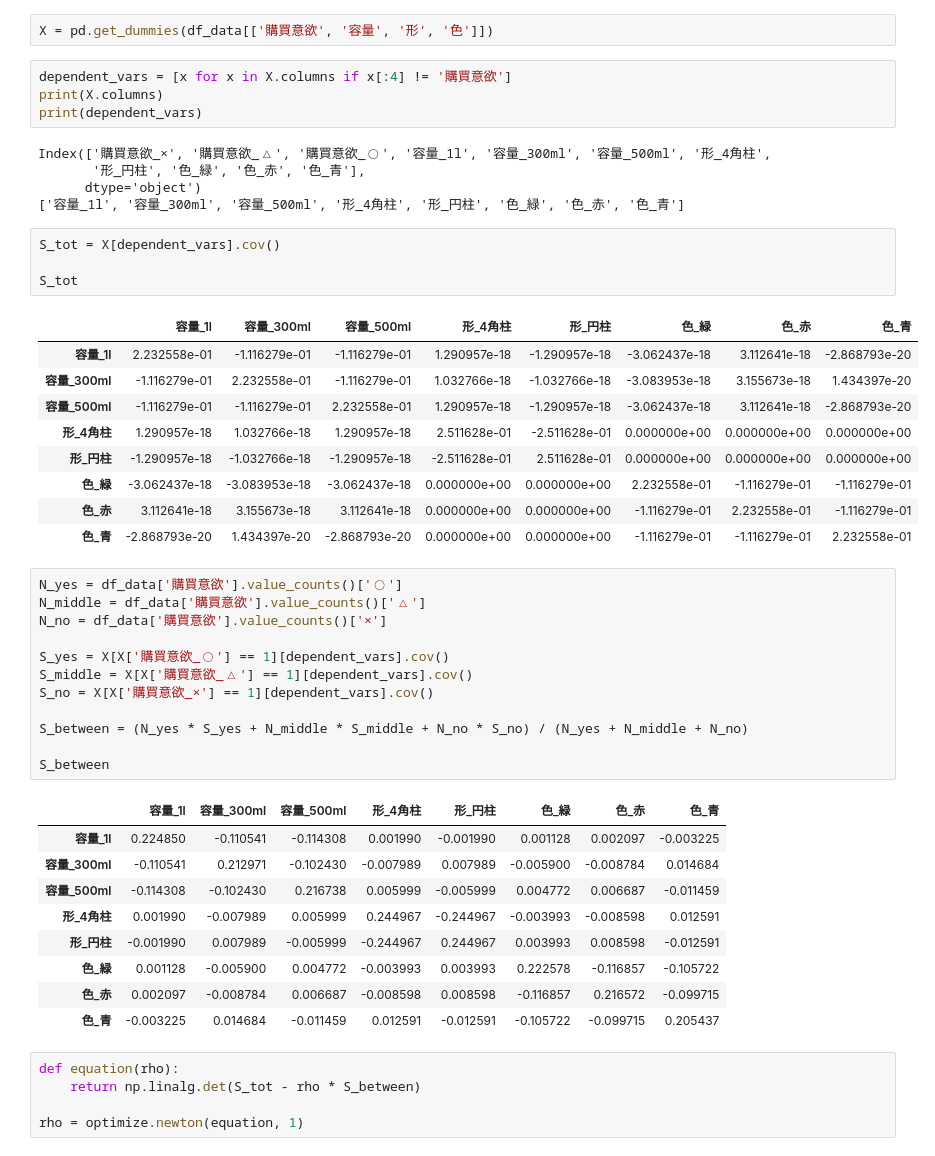
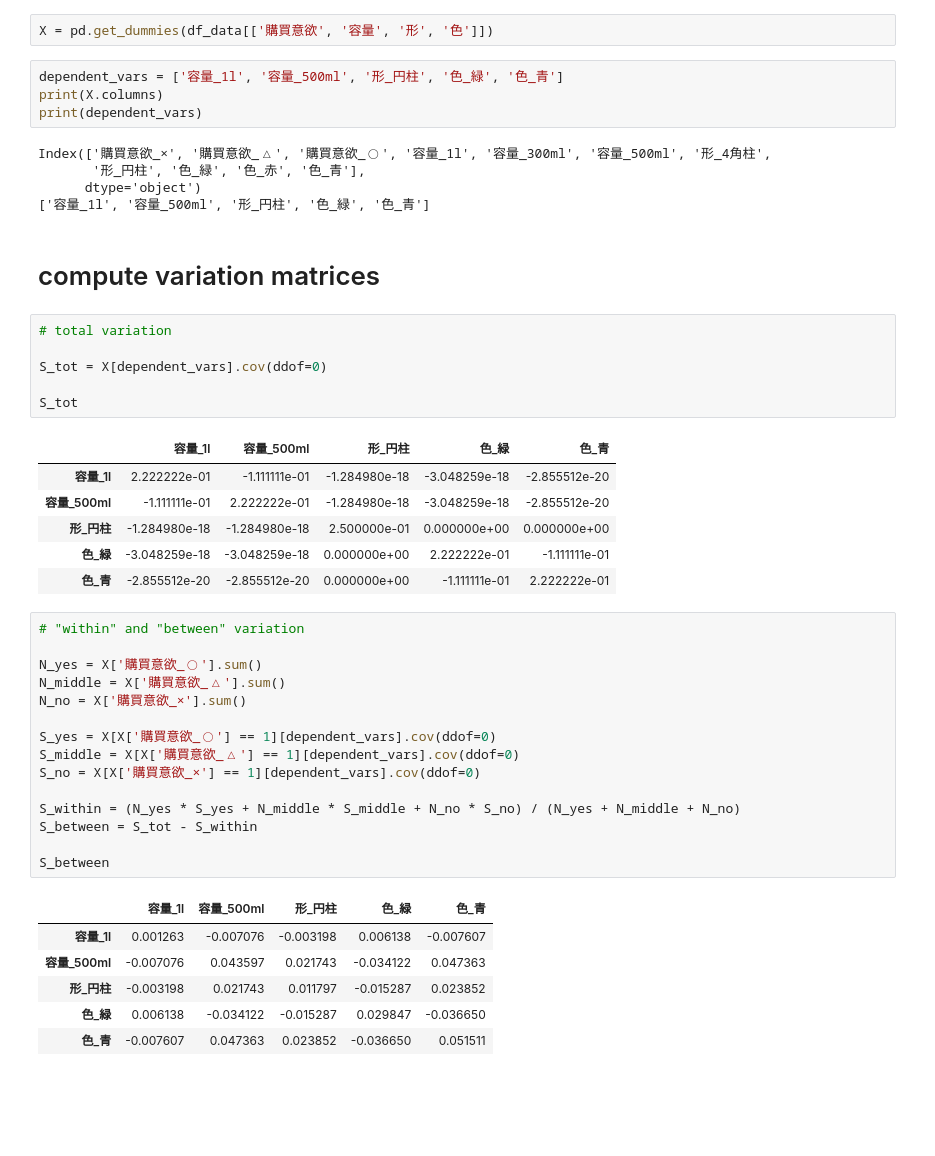
Before and after one commit to sugiyama34/AIciaSolidProject, a Jupyter notebook: 071.Qualitization/Quantization_II.ipynb, the cells around one changed output. Cells and saved outputs as stored; diff of their text form; blank space fills up the shorter version.

```diff
--- a/071.Qualitization/Quantization_II.ipynb
+++ b/071.Qualitization/Quantization_II.ipynb
@@ -41,53 +60,49 @@ profile
 [interactive output not drawn]
 # %%
 X = pd.get_dummies(df_data[['購買意欲', '容量', '形', '色']])
-# %%
-dependent_vars = [x for x in X.columns if x[:4] != '購買意欲']
-print(X.columns)
-print(dependent_vars)
-# %% [output]
-Index(['購買意欲_×', '購買意欲_△', '購買意欲_◯', '容量_1l', '容量_300ml', '容量_500ml', '形_4角柱',
-       '形_円柱', '色_緑', '色_赤', '色_青'],
-      dtype='object')
-['容量_1l', '容量_300ml', '容量_500ml', '形_4角柱', '形_円柱', '色_緑', '色_赤', '色_青']
+# %%
+dependent_vars = ['容量_1l', '容量_500ml', '形_円柱', '色_緑', '色_青']
+print(X.columns)
+print(dependent_vars)
+# %% [output]
+Index(['購買意欲_×', '購買意欲_△', '購買意欲_◯', '容量_1l', '容量_300ml', '容量_500ml', '形_4角柱',
+       '形_円柱', '色_緑', '色_赤', '色_青'],
+      dtype='object')
+['容量_1l', '容量_500ml', '形_円柱', '色_緑', '色_青']
+# %% [markdown]
+# compute variation matrices
 # %%
-S_tot = X[dependent_vars].cov()
+# total variation
+
+S_tot = X[dependent_vars].cov(ddof=0)
 
 S_tot
 # %% [output]
-|  | 容量_1l | 容量_300ml | 容量_500ml | 形_4角柱 | 形_円柱 | 色_緑 | 色_赤 | 色_青 |
-| 容量_1l | 2.232558e-01 | -1.116279e-01 | -1.116279e-01 | 1.290957e-18 | -1.290957e-18 | -3.062437e-18 | 3.112641e-18 | -2.868793e-20 |
-| 容量_300ml | -1.116279e-01 | 2.232558e-01 | -1.116279e-01 | 1.032766e-18 | -1.032766e-18 | -3.083953e-18 | 3.155673e-18 | 1.434397e-20 |
-| 容量_500ml | -1.116279e-01 | -1.116279e-01 | 2.232558e-01 | 1.290957e-18 | -1.290957e-18 | -3.062437e-18 | 3.112641e-18 | -2.868793e-20 |
-| 形_4角柱 | 1.290957e-18 | 1.032766e-18 | 1.290957e-18 | 2.511628e-01 | -2.511628e-01 | 0.000000e+00 | 0.000000e+00 | 0.000000e+00 |
-| 形_円柱 | -1.290957e-18 | -1.032766e-18 | -1.290957e-18 | -2.511628e-01 | 2.511628e-01 | 0.000000e+00 | 0.000000e+00 | 0.000000e+00 |
-| 色_緑 | -3.062437e-18 | -3.083953e-18 | -3.062437e-18 | 0.000000e+00 | 0.000000e+00 | 2.232558e-01 | -1.116279e-01 | -1.116279e-01 |
-| 色_赤 | 3.112641e-18 | 3.155673e-18 | 3.112641e-18 | 0.000000e+00 | 0.000000e+00 | -1.116279e-01 | 2.232558e-01 | -1.116279e-01 |
-| 色_青 | -2.868793e-20 | 1.434397e-20 | -2.868793e-20 | 0.000000e+00 | 0.000000e+00 | -1.116279e-01 | -1.116279e-01 | 2.232558e-01 |
+|  | 容量_1l | 容量_500ml | 形_円柱 | 色_緑 | 色_青 |
+| 容量_1l | 2.222222e-01 | -1.111111e-01 | -1.284980e-18 | -3.048259e-18 | -2.855512e-20 |
+| 容量_500ml | -1.111111e-01 | 2.222222e-01 | -1.284980e-18 | -3.048259e-18 | -2.855512e-20 |
+| 形_円柱 | -1.284980e-18 | -1.284980e-18 | 2.500000e-01 | 0.000000e+00 | 0.000000e+00 |
+| 色_緑 | -3.048259e-18 | -3.048259e-18 | 0.000000e+00 | 2.222222e-01 | -1.111111e-01 |
+| 色_青 | -2.855512e-20 | -2.855512e-20 | 0.000000e+00 | -1.111111e-01 | 2.222222e-01 |
 # %%
-N_yes = df_data['購買意欲'].value_counts()['◯']
-N_middle = df_data['購買意欲'].value_counts()['△']
-N_no = df_data['購買意欲'].value_counts()['×']
+# "within" and "between" variation
 
-S_yes = X[X['購買意欲_◯'] == 1][dependent_vars].cov()
-S_middle = X[X['購買意欲_△'] == 1][dependent_vars].cov()
-S_no = X[X['購買意欲_×'] == 1][dependent_vars].cov()
+N_yes = X['購買意欲_◯'].sum()
+N_middle = X['購買意欲_△'].sum()
+N_no = X['購買意欲_×'].sum()
 
-S_between = (N_yes * S_yes + N_middle * S_middle + N_no * S_no) / (N_yes + N_middle + N_no)
+S_yes = X[X['購買意欲_◯'] == 1][dependent_vars].cov(ddof=0)
+S_middle = X[X['購買意欲_△'] == 1][dependent_vars].cov(ddof=0)
+S_no = X[X['購買意欲_×'] == 1][dependent_vars].cov(ddof=0)
+
+S_within = (N_yes * S_yes + N_middle * S_middle + N_no * S_no) / (N_yes + N_middle + N_no)
+S_between = S_tot - S_within
 
 S_between
 # %% [output]
-|  | 容量_1l | 容量_300ml | 容量_500ml | 形_4角柱 | 形_円柱 | 色_緑 | 色_赤 | 色_青 |
-| 容量_1l | 0.224850 | -0.110541 | -0.114308 | 0.001990 | -0.001990 | 0.001128 | 0.002097 | -0.003225 |
-| 容量_300ml | -0.110541 | 0.212971 | -0.102430 | -0.007989 | 0.007989 | -0.005900 | -0.008784 | 0.014684 |
-| 容量_500ml | -0.114308 | -0.102430 | 0.216738 | 0.005999 | -0.005999 | 0.004772 | 0.006687 | -0.011459 |
-| 形_4角柱 | 0.001990 | -0.007989 | 0.005999 | 0.244967 | -0.244967 | -0.003993 | -0.008598 | 0.012591 |
-| 形_円柱 | -0.001990 | 0.007989 | -0.005999 | -0.244967 | 0.244967 | 0.003993 | 0.008598 | -0.012591 |
-| 色_緑 | 0.001128 | -0.005900 | 0.004772 | -0.003993 | 0.003993 | 0.222578 | -0.116857 | -0.105722 |
-| 色_赤 | 0.002097 | -0.008784 | 0.006687 | -0.008598 | 0.008598 | -0.116857 | 0.216572 | -0.099715 |
-| 色_青 | -0.003225 | 0.014684 | -0.011459 | 0.012591 | -0.012591 | -0.105722 | -0.099715 | 0.205437 |
+|  | 容量_1l | 容量_500ml | 形_円柱 | 色_緑 | 色_青 |
+| 容量_1l | 0.001263 | -0.007076 | -0.003198 | 0.006138 | -0.007607 |
+| 容量_500ml | -0.007076 | 0.043597 | 0.021743 | -0.034122 | 0.047363 |
+| 形_円柱 | -0.003198 | 0.021743 | 0.011797 | -0.015287 | 0.023852 |
+| 色_緑 | 0.006138 | -0.034122 | -0.015287 | 0.029847 | -0.036650 |
+| 色_青 | -0.007607 | 0.047363 | 0.023852 | -0.036650 | 0.051511 |
-# %%
-def equation(rho):
-    return np.linalg.det(S_tot - rho * S_between)
-
-rho = optimize.newton(equation, 1)
```
Also changed, not shown: parts of 10 cells of this notebook, 2 other files.
